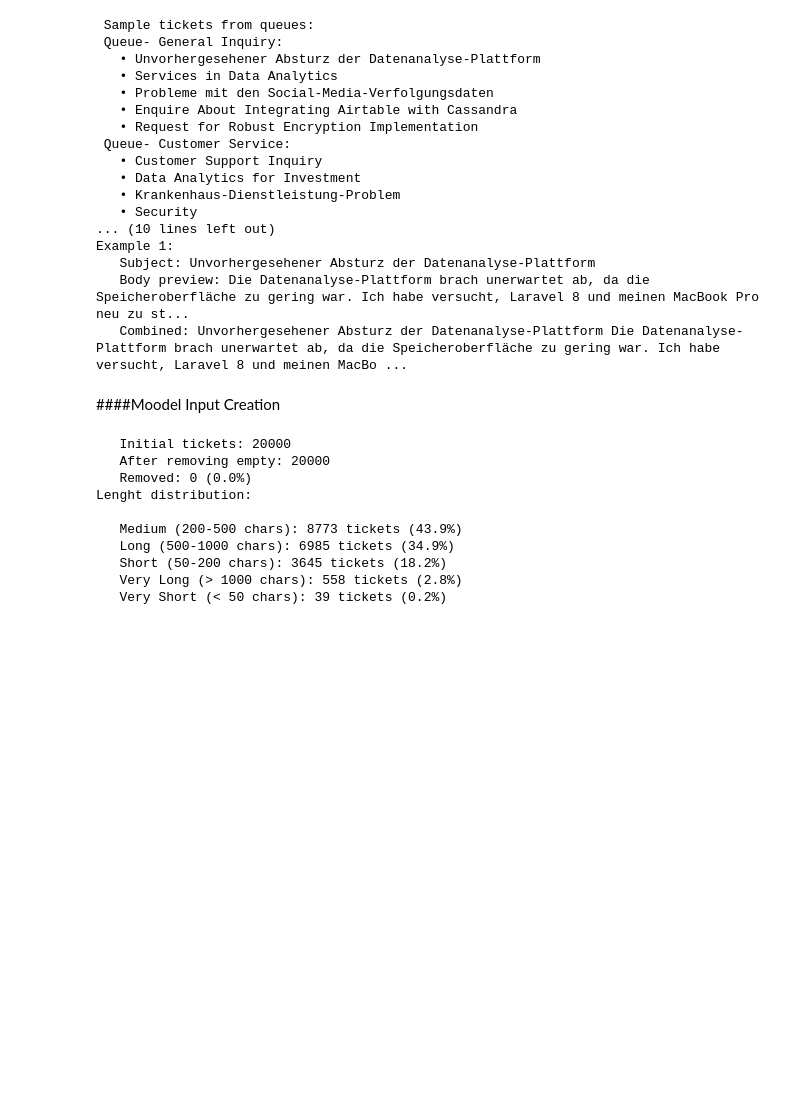
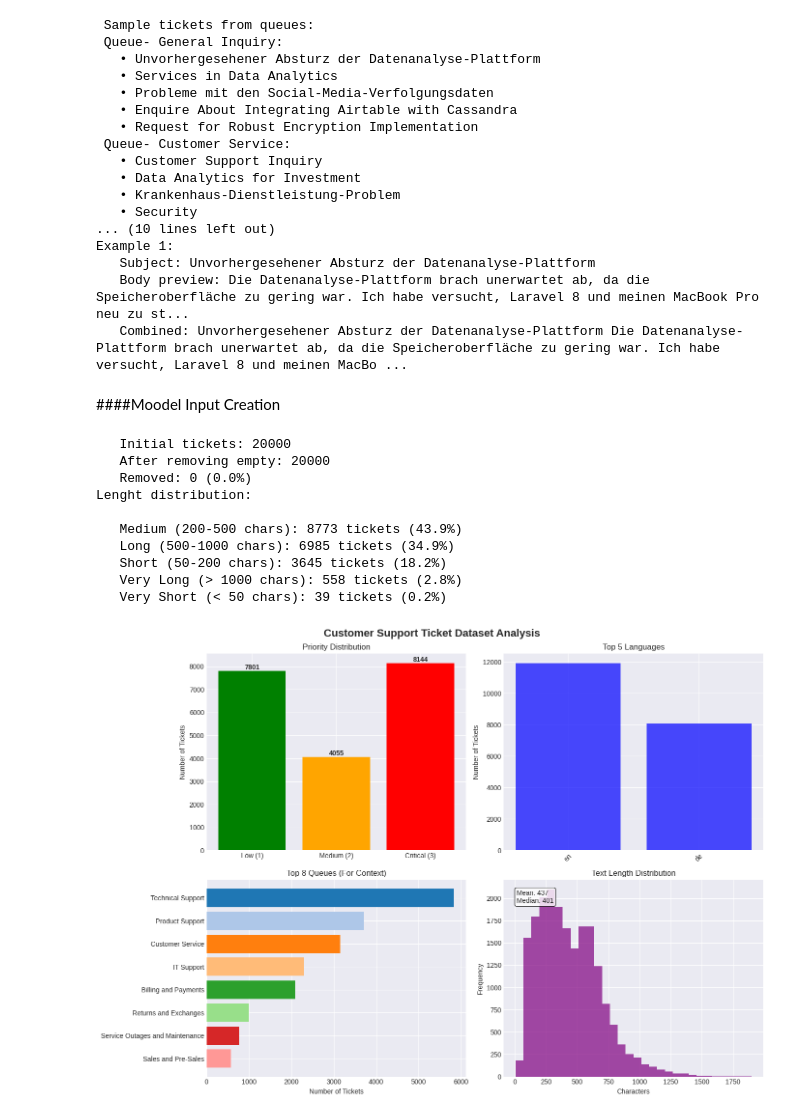
Before and after one commit to RansiluRanasinghe/TicketCluster-Unsupervised-Customer-Support-Ticket-Intelligence-System, a Jupyter notebook: NoteBook/TicketCluster_—_Unsupervised_Customer_Support_Ticket_Intelligence_System.ipynb, the cells around one changed output. Drawn from its saved outputs; the diff is of its cells as text; code cells hidden in the pictures; blank space fills up the shorter version.

Commit message:
Visualized the distributions

```diff
--- a/NoteBook/TicketCluster_—_Unsupervised_Customer_Support_Ticket_Intelligence_System.ipynb
+++ b/NoteBook/TicketCluster_—_Unsupervised_Customer_Support_Ticket_Intelligence_System.ipynb
@@ -271,3 +271,89 @@ Lenght distribution:
    Short (50-200 chars): 3645 tickets (18.2%)
    Very Long (> 1000 chars): 558 tickets (2.8%)
    Very Short (< 50 chars): 39 tickets (0.2%)
+# %%
+def create_business_visualizations(df):
+
+ print("CREATING MINIMAL VISUALIZATION")
+ print("=" * 60)
+
+try:
+
+    fig, axes = plt.subplots(2, 2, figsize=(14, 10))
+
+
+    if 'priority' in df.columns:
+        priority_data = df['priority'].value_counts().sort_index()
+        axes[0,0].bar(['Low (1)', 'Medium (2)', 'Critical (3)'][:len(priority_data)],
+                     priority_data.values,
+                     color=['green', 'orange', 'red'][:len(priority_data)])
+        axes[0,0].set_title('Priority Distribution')
+        axes[0,0].set_ylabel('Number of Tickets')
+
+        for i, v in enumerate(priority_data.values):
+            axes[0,0].text(i, v, str(v), ha='center', va='bottom', fontweight='bold')
+
+    lang_data = df['language'].value_counts().head(5)
+    axes[0,1].bar(lang_data.index, lang_data.values, color='blue', alpha=0.7)
+    axes[0,1].set_title('Top 5 Languages')
+    axes[0,1].set_ylabel('Number of Tickets')
+    axes[0,1].tick_params(axis='x', rotation=45)
+
+    queue_data = df['queue'].value_counts().head(8)
+    axes[1,0].barh(range(len(queue_data)), queue_data.values,
+                   color=plt.cm.tab20(np.arange(len(queue_data))))
+    axes[1,0].set_yticks(range(len(queue_data)))
+    axes[1,0].set_yticklabels(queue_data.index)
+    axes[1,0].set_title('Top 8 Queues (For Context)')
+    axes[1,0].set_xlabel('Number of Tickets')
+    axes[1,0].invert_yaxis()
+
+
+    if 'final_text' in df.columns:
+        text_lengths = df['final_text'].str.len()
+
+        reasonable_lengths = text_lengths[text_lengths < 2000]
+        axes[1,1].hist(reasonable_lengths, bins=30, alpha=0.7, color='purple')
+        axes[1,1].set_title('Text Length Distribution')
+        axes[1,1].set_xlabel('Characters')
+        axes[1,1].set_ylabel('Frequency')
+
+        axes[1,1].text(0.05, 0.95,
+                      f'Mean: {text_lengths.mean():.0f}\nMedian: {text_lengths.median():.0f}',
+                      transform=axes[1,1].transAxes,
+                      verticalalignment='top',
+                      bbox=dict(boxstyle='round', facecolor='white', alpha=0.8))
+
+    plt.suptitle('Customer Support Ticket Dataset Analysis', fontsize=16, fontweight='bold')
+    plt.tight_layout()
+    plt.show()
+
+    print("✅ Minimal visualization created successfully!")
+
+except Exception as e:
+    print(f" Visualization error: {e}")
+    print("\nUsing text-based visualization instead...")
+
+    if 'priority' in df.columns:
+        print("\nPRIORITY DISTRIBUTION:")
+        print("-" * 30)
+        priority_counts = df['priority'].value_counts().sort_index()
+        max_count = priority_counts.max()
+
+        for prio, count in priority_counts.items():
+            bar_length = int((count / max_count) * 50)
+            bar = '█' * bar_length
+            pct = (count / len(df)) * 100
+            label = {1: "Low", 2: "Medium", 3: "Critical"}.get(prio, f"Level {prio}")
+            print(f"{label}: {bar} {count:,} ({pct:.1f}%)")
+
+    print("\nLANGUAGE DISTRIBUTION:")
+    print("-" * 30)
+    lang_counts = df['language'].value_counts().head(5)
+    for lang, count in lang_counts.items():
+        pct = (count / len(df)) * 100
+        print(f"{lang}: {count:,} tickets ({pct:.1f}%)")
+
+    plt.savefig("Customer Support Ticket Dataset Analysis.png")
+# %% [output]
+[figure, added]
```
Also changed, not shown: parts of 1 cell of this notebook.
